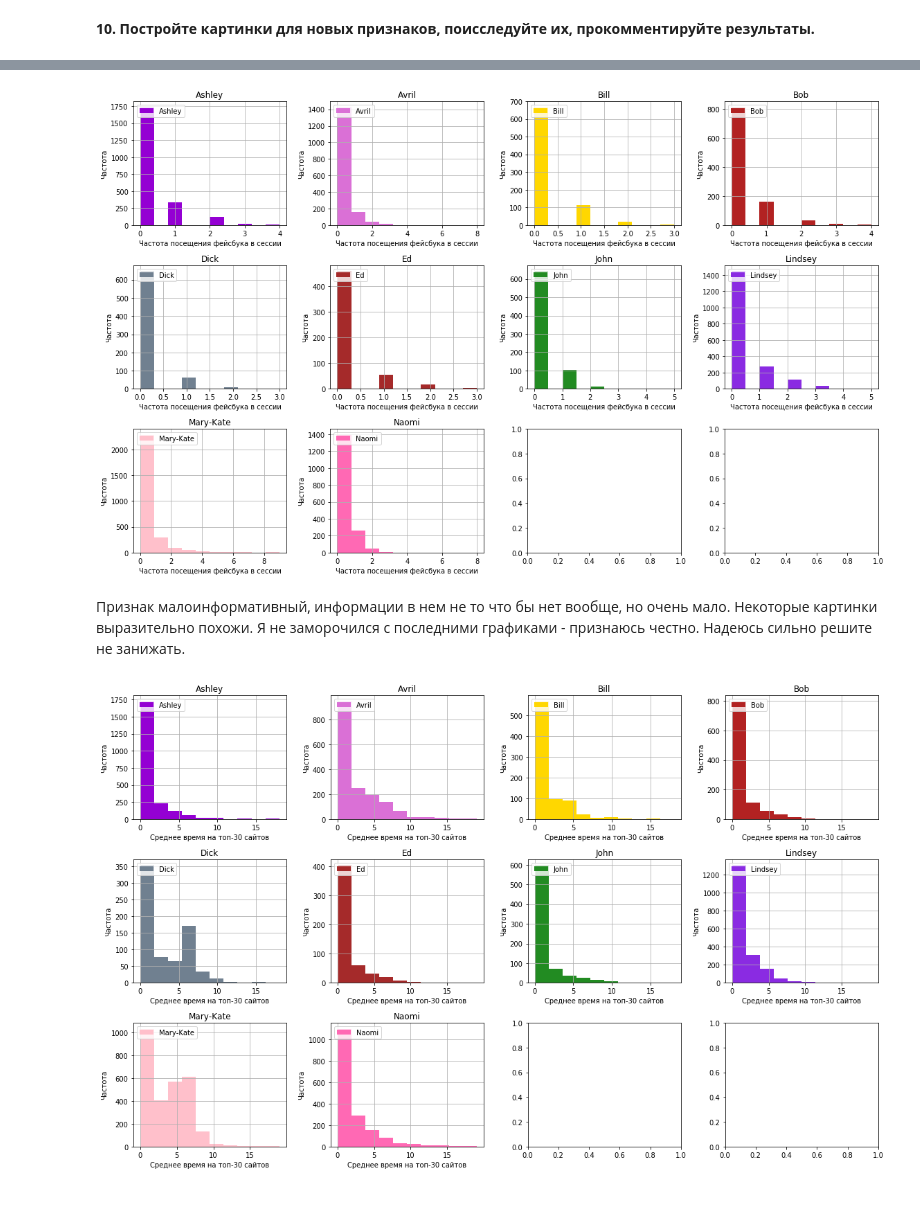
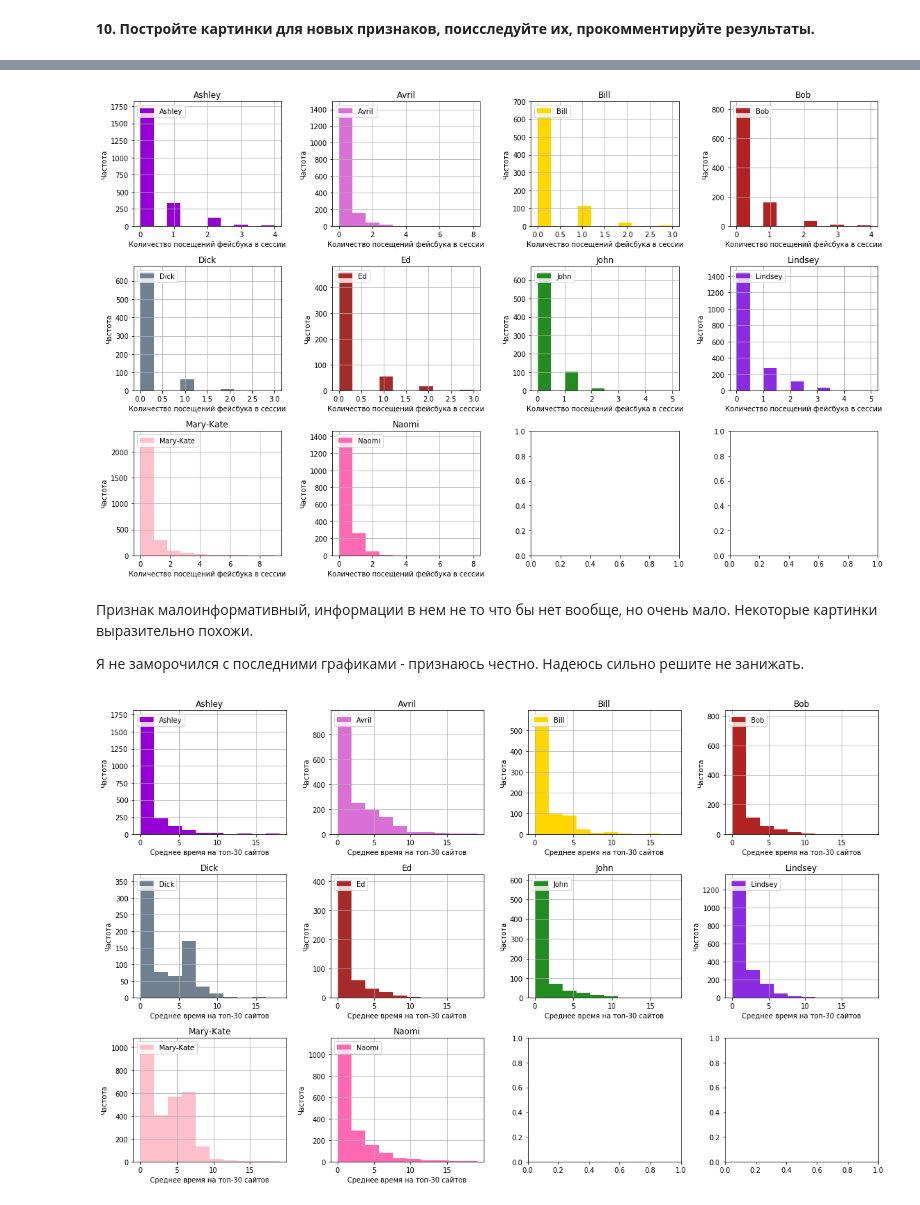
Before and after one commit to dmitrymoshkin/MFTI_Yandex_DA_specialisation, a Jupyter notebook: 6 course/week3_visual_analysis_and_fe.ipynb, the cells around one changed output, grey strips where cells are left out. Cells and saved outputs as stored; diff of their text form; code cells hidden in the pictures.

```diff
--- a/6 course/week3_visual_analysis_and_fe.ipynb
+++ b/6 course/week3_visual_analysis_and_fe.ipynb
@@ -519,4 +515,4 @@ with open(os.path.join(PATH_TO_DATA,
 # %%
 id_name_dict = {128: 'Mary-Kate', 39: 'Ashley', 207: 'Lindsey', 127: 'Naomi', 237: 'Avril',
                33: 'Bob', 50: 'Bill', 31: 'John', 100: 'Dick', 241: 'Ed'}
-new_features_10users['target'] = new_old_features_10users['target'].map(id_name_dict)
+new_features_10users['target'] = new_features_10users['target'].map(id_name_dict)
@@ -526,19 +519,21 @@ new_features_10users['target'] = new_old_features_10users['target'].map(id_name_
 # %%
 cm = plt.cm.get_cmap('binary')
 fig, axes = plt.subplots(nrows=3, ncols=4, figsize=(16, 10))
 for idx, user_name in enumerate(np.unique(new_features_10users.target.values)):
     plot = new_features_10users['facebook_coun'][new_features_10users.target == user_name].hist(
         ax=axes[idx // 4, idx % 4], color=color_dic[user_name])
-    plot.set_xlabel('Частота посещения фейсбука в сессии')
+    plot.set_xlabel('Количество посещений фейсбука в сессии')
     plot.set_ylabel('Частота')
     plot.set_title(user_name)
     plot.legend((user_name,), loc="upper left")
 plt.tight_layout()
 # %% [output]
-[figure, old version]
+[figure, new version]
 # %% [markdown]
 Признак малоинформативный, информации в нем не то что бы нет вообще, но очень мало.
-Некоторые картинки выразительно похожи. Я не заморочился с последними графиками - признаюсь честно. Надеюсь сильно решите не занижать.
+Некоторые картинки выразительно похожи.
+
+Я не заморочился с последними графиками - признаюсь честно. Надеюсь сильно решите не занижать.
 # %%
 cm = plt.cm.get_cmap('binary')
 fig, axes = plt.subplots(nrows=3, ncols=4, figsize=(16, 10))
```
Also changed, not shown: parts of 2 cells of this notebook, 1 other file.
